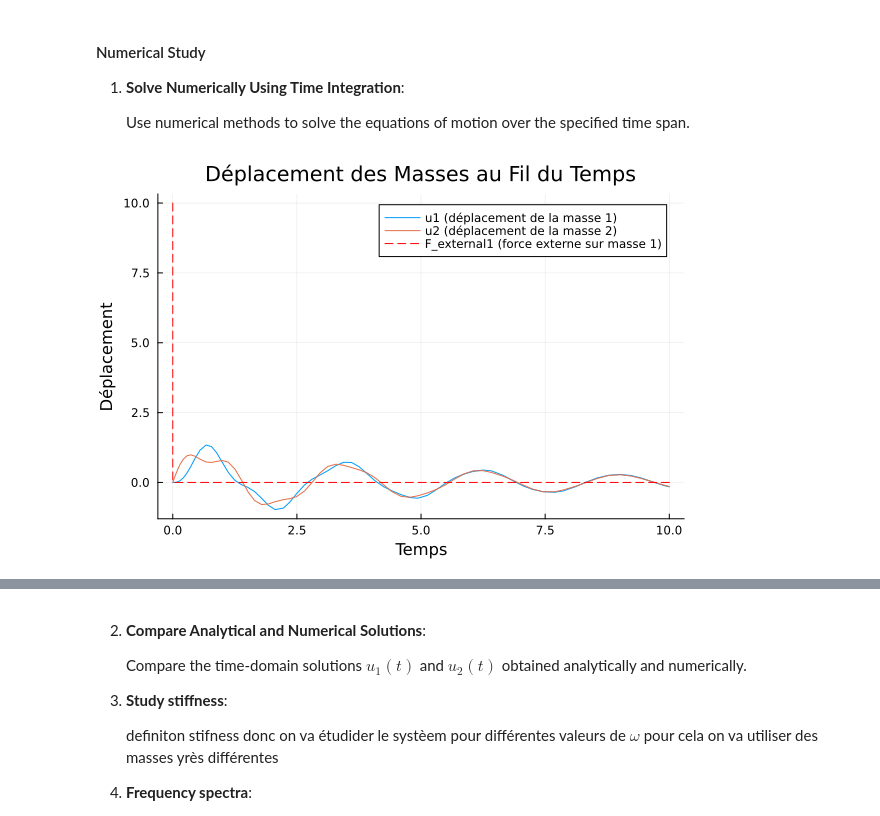
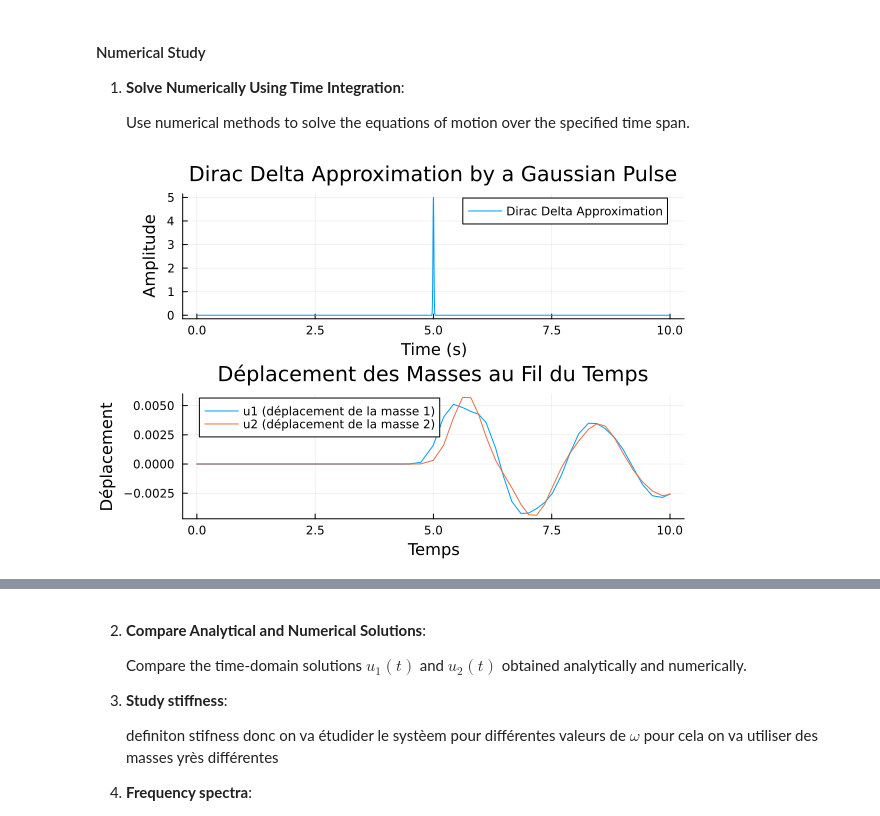
Before and after one commit to AnouchkaDESMETTRE/TU_Delft_Internship, a Jupyter notebook: TwoPointMassSystem.ipynb, the cells around one changed output, grey strips where cells are left out. Drawn from its saved outputs; the diff is of its cells as text; code cells hidden in the pictures.

```diff
--- a/TwoPointMassSystem.ipynb
+++ b/TwoPointMassSystem.ipynb
@@ -439,0 +403,16 @@ roots
+# %%
+# Define the Gaussian pulse which approximates a Dirac delta function
+function gaussian_pulse(t, t0, F0, sigma)
+    return F0 * exp(-((t - t0)^2) / (2 * sigma^2))
+end
+
+F = [0; 0; gaussian_pulse(t, t0, F0, sigma)/m1; 0]
+
+# Define modal coordinates q1, q2, q3, q4 as symbols
+@syms q1 q2 q3 q4
+
+# Define modal differential equations dq/dt = Aq
+dq = A * sympy.Matrix(q)
+
+# Assume initial conditions for modal coordinates
+q0 = [0.0, 0.0, 0.0, 0.0];
@@ -472,42 +547,54 @@ k2 = 1500.0      # constante du ressort k2 (choisie pour créer un couplage entr
 γ3 = 30.0  # coefficient d'amortissement γ3
 
 # Définition de la force externe impulsive (Dirac) sur la masse 1 à t = 0.5
-function F_external1(t)
-    if t ≈ 0.0
-        return 10.0
-    else
-        return 0.0
-    end
+F0 = 5
+t0 = 5.0                     # Time of impact
+sigma = 0.18                  # Width of Gaussian pulse
+epsilon = 0.01                # Width of the Dirac delta approximation
+
+# Define the Gaussian pulse which approximates a Dirac delta function
+function gaussian_pulse(t, t0, F0, sigma)
+    return F0 * exp(-((t - t0)^2) / (2 * sigma^2))
 end
 
 # Fonction pour la force externe sur la masse 2 (aucune force externe ici)
 F_external2(t) = 0.0
 
 # Définition du système d'ODE du premier ordre
 function system!(du, u, p, t)
     x1, v1, x2, v2 = u  # positions et vitesses
 
     du[1] = v1
-    du[2] = (F_external1(t) - γ1*v1 - γ2*(v1 - v2) - k1*x1 - k2*(x1 - x2)) / m1
+    du[2] = (gaussian_pulse(t, t0, F0, sigma) - γ1*v1 - γ2*(v1 - v2) - k1*x1 - k2*(x1 - x2)) / m1
     du[3] = v2
     du[4] = (F_external2(t) - γ3*v2 - γ2*(v2 - v1) - k3*x2 - k2*(x2 - x1)) / m2
 end
 
 # Conditions initiales : positions et vitesses initiales nulles
-u0 = [0.0, 0.0, 0.0, 5.0]
+u0 = [0.0, 0.0, 0.0, 0.0]
+
+# Time interval for plotting the Dirac delta approximation
+t = 0:0.001:10
+
+# Calculate the Dirac delta approximation
+dirac_approx = [gaussian_pulse(ti, t0, F0, epsilon) for ti in t]
 
 # Intervalle de temps pour la simulation
 tspan = (0.0, 10.0)
+
+# Plot the Dirac delta approximation
+p0 = plot(t, dirac_approx, label="Dirac Delta Approximation", xlabel="Time (s)", ylabel="Amplitude", title="Dirac Delta Approximation by a Gaussian Pulse")
 
 # Définition du problème d'ODE du premier ordre
 prob = ODEProblem(system!, u0, tspan)
 
 # Résolution du problème avec la méthode Tsit5()
 sol = solve(prob, Tsit5())
 
 # Tracé des résultats des déplacements
-plot(sol.t, sol[1,:], label="u1 (déplacement de la masse 1)", xlabel="Temps", ylabel="Déplacement", title="Déplacement des Masses au Fil du Temps")
+p1 = plot(sol.t, sol[1,:], label="u1 (déplacement de la masse 1)", xlabel="Temps", ylabel="Déplacement", title="Déplacement des Masses au Fil du Temps")
 plot!(sol.t, sol[3,:], label="u2 (déplacement de la masse 2)")
-plot!(sol.t, t -> F_external1(t), label="F_external1 (force externe sur masse 1)", linestyle=:dash, color=:red)
+
+plot(p0, p1, layout = (2, 1))
 # %% [output]
-[figure, old version]
+[figure, new version]
```
Also changed, not shown: parts of 17 cells of this notebook.
